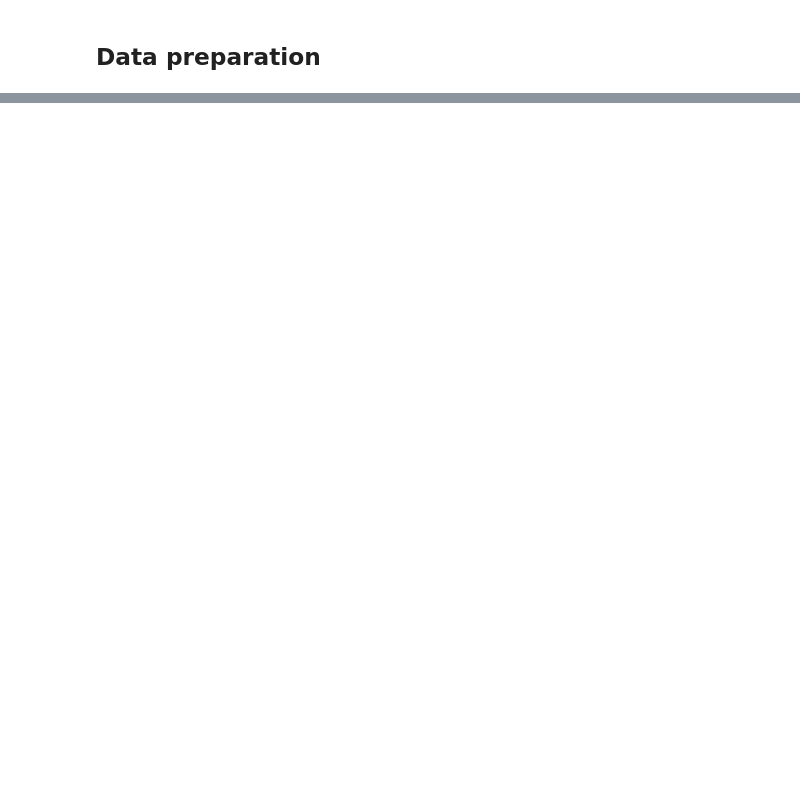
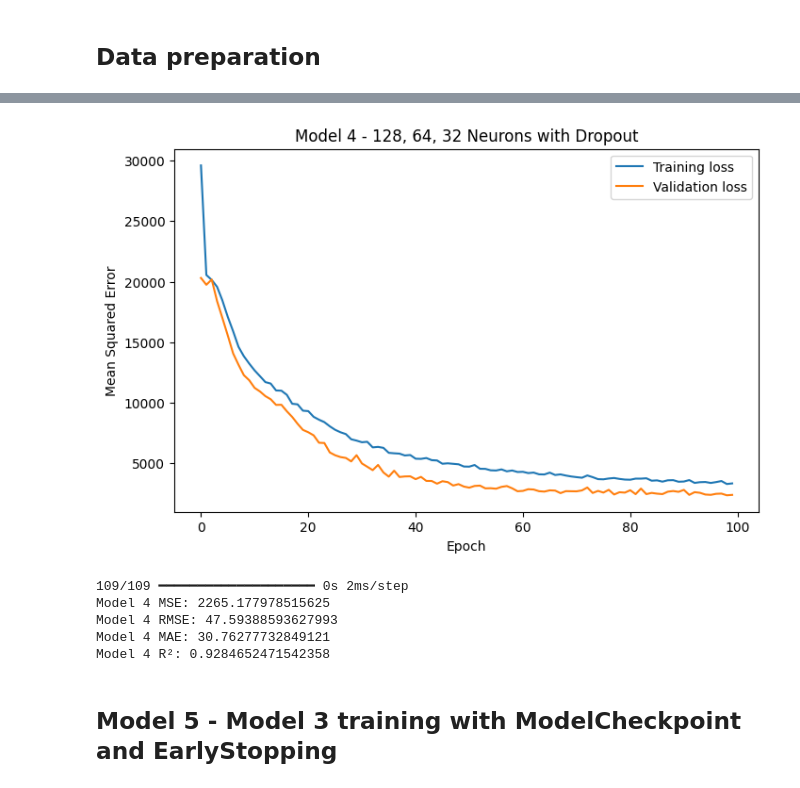
Before and after one commit to mariacastrom00/AI_exercises_MJCM, a Jupyter notebook: assignment4_MJCM_AH2179.ipynb, the cells around one changed output, grey strips where cells are left out. Saved outputs shown, nothing was run; the diff lists cells and outputs as text; code cells hidden in the pictures; blank space fills up the shorter version.

```diff
--- a/assignment4_MJCM_AH2179.ipynb
+++ b/assignment4_MJCM_AH2179.ipynb
@@ -296,0 +505,27 @@ Provide a reflection on the dimensionality reduction results obtained using PCA
+# %%
+from tensorflow.keras.layers import Dropout
+
+# Model 4: Model 3 with dropout
+
+model_4 = Sequential([
+    Dense(128, activation='relu', input_shape=(X_train_scaled.shape[1],)),
+    Dropout(0.2),
+
+    Dense(64, activation='relu'),
+    Dropout(0.2),
+
+    Dense(32, activation='relu'),
+    Dense(1)])
+
+model_4.compile(
+    optimizer='adam',
+    loss='mse',
+    metrics=['mae'])
+
+history_4 = model_4.fit(
+    X_train_scaled,
+    y_train,
+    validation_split=0.2,
+    epochs=100,
+    batch_size=32,
+    verbose=1)
@@ -296,0 +551,34 @@ Provide a reflection on the dimensionality reduction results obtained using PCA
+# %%
+plt.figure(figsize=(8,5))
+
+plt.plot(history_4.history['loss'], label='Training loss')
+plt.plot(history_4.history['val_loss'], label='Validation loss')
+
+plt.xlabel('Epoch')
+plt.ylabel('Mean Squared Error')
+plt.title('Model 4 - 128, 64, 32 Neurons with Dropout')
+plt.legend()
+
+plt.show()
+# %% [output]
+[figure, added]
+# %%
+y_pred_4 = model_4.predict(X_test_scaled).flatten()
+
+mse_4 = mean_squared_error(y_test, y_pred_4)
+rmse_4 = np.sqrt(mse_4)
+mae_4 = mean_absolute_error(y_test, y_pred_4)
+r2_4 = r2_score(y_test, y_pred_4)
+
+print("Model 4 MSE:", mse_4)
+print("Model 4 RMSE:", rmse_4)
+print("Model 4 MAE:", mae_4)
+print("Model 4 R²:", r2_4)
+# %% [output]
+109/109 ━━━━━━━━━━━━━━━━━━━━ 0s 2ms/step
+Model 4 MSE: 2265.177978515625
+Model 4 RMSE: 47.59388593627993
+Model 4 MAE: 30.76277732849121
+Model 4 R²: 0.9284652471542358
+# %% [markdown]
+## Model 5 - Model 3 training with ModelCheckpoint and EarlyStopping
```
Also changed, not shown: parts of 81 cells of this notebook.
